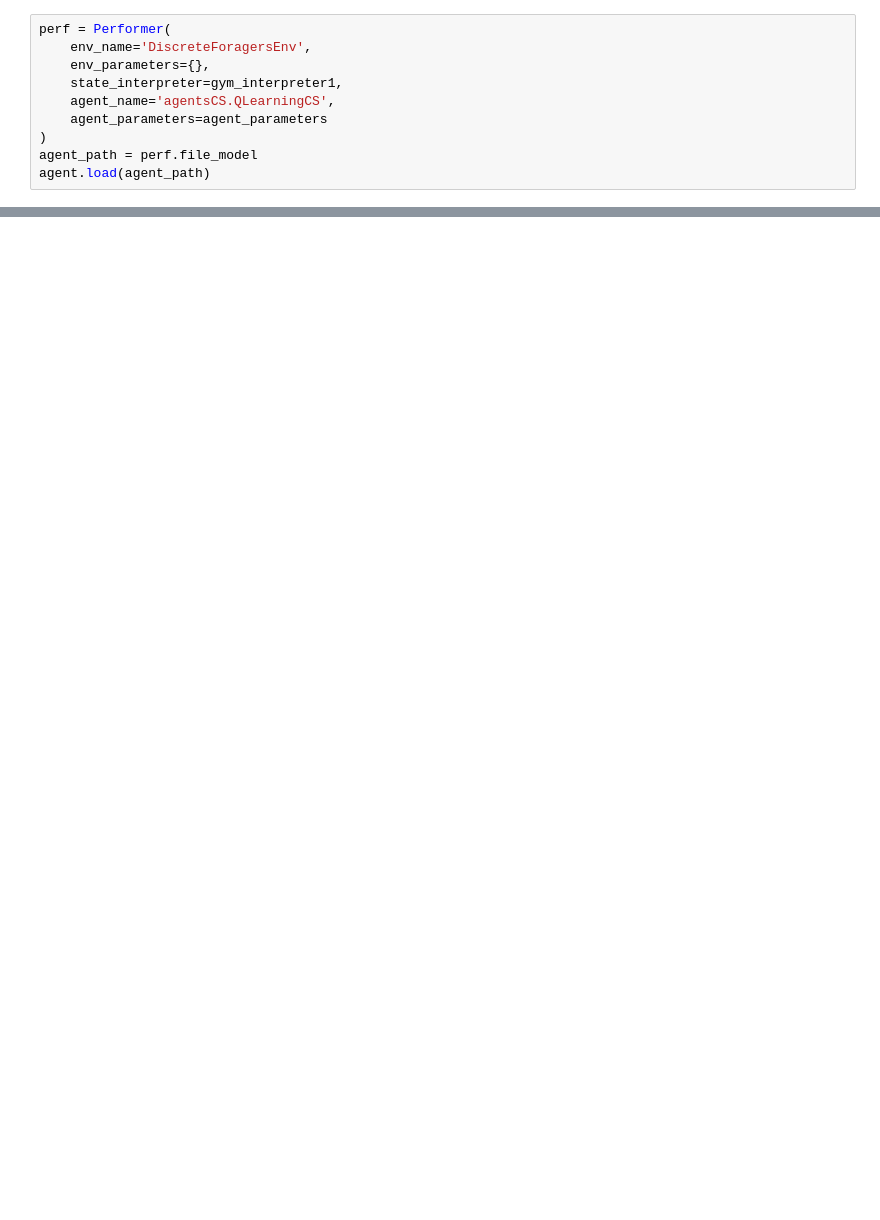
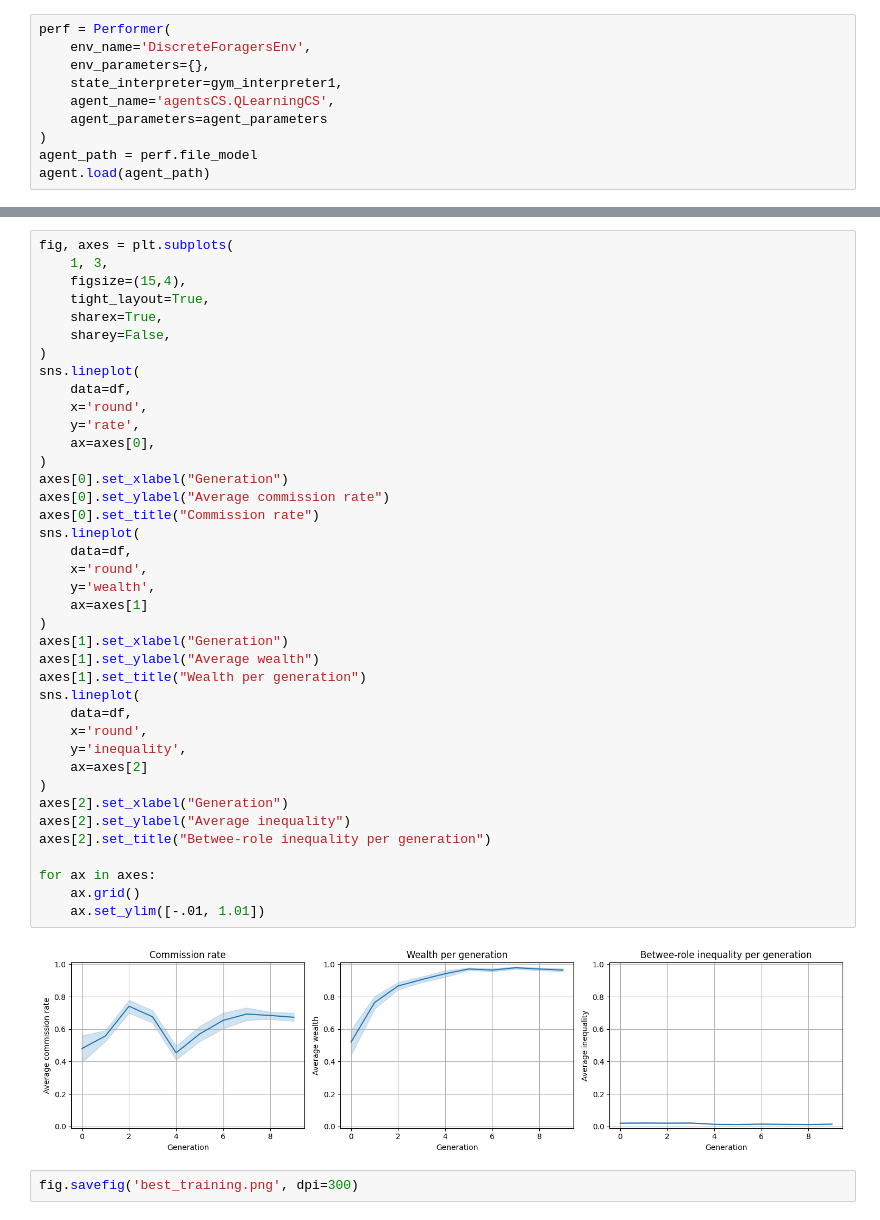
Before and after one commit to EAndrade-Lotero/foragers_and_manager_sim_RL, a Jupyter notebook: notebooks/text_episode.ipynb, the cells around one changed output, grey strips where cells are left out. Drawn from its saved outputs; the diff is of its cells as text; blank space fills up the shorter version.

```diff
--- a/notebooks/text_episode.ipynb
+++ b/notebooks/text_episode.ipynb
@@ -137,0 +109,43 @@ for ax in axes:
+# %%
+fig, axes = plt.subplots(
+    1, 3,
+    figsize=(15,4),
+    tight_layout=True,
+    sharex=True,
+    sharey=False,
+)
+sns.lineplot(
+    data=df,
+    x='round',
+    y='rate',
+    ax=axes[0],
+)
+axes[0].set_xlabel("Generation")
+axes[0].set_ylabel("Average commission rate")
+axes[0].set_title("Commission rate")
+sns.lineplot(
+    data=df,
+    x='round',
+    y='wealth',
+    ax=axes[1]
+)
+axes[1].set_xlabel("Generation")
+axes[1].set_ylabel("Average wealth")
+axes[1].set_title("Wealth per generation")
+sns.lineplot(
+    data=df,
+    x='round',
+    y='inequality',
+    ax=axes[2]
+)
+axes[2].set_xlabel("Generation")
+axes[2].set_ylabel("Average inequality")
+axes[2].set_title("Betwee-role inequality per generation")
+
+for ax in axes:
+    ax.grid()
+    ax.set_ylim([-.01, 1.01])
+# %% [output]
+[figure, added]
+# %%
+fig.savefig('best_training.png', dpi=300)
```
Also changed, not shown: parts of 3 cells of this notebook, 18 other files.
